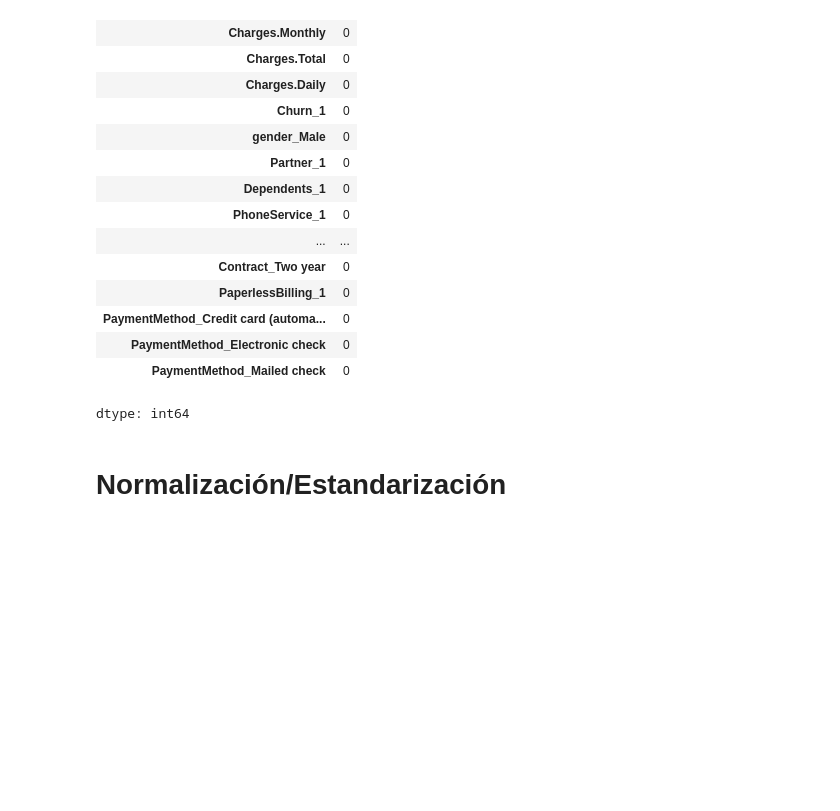
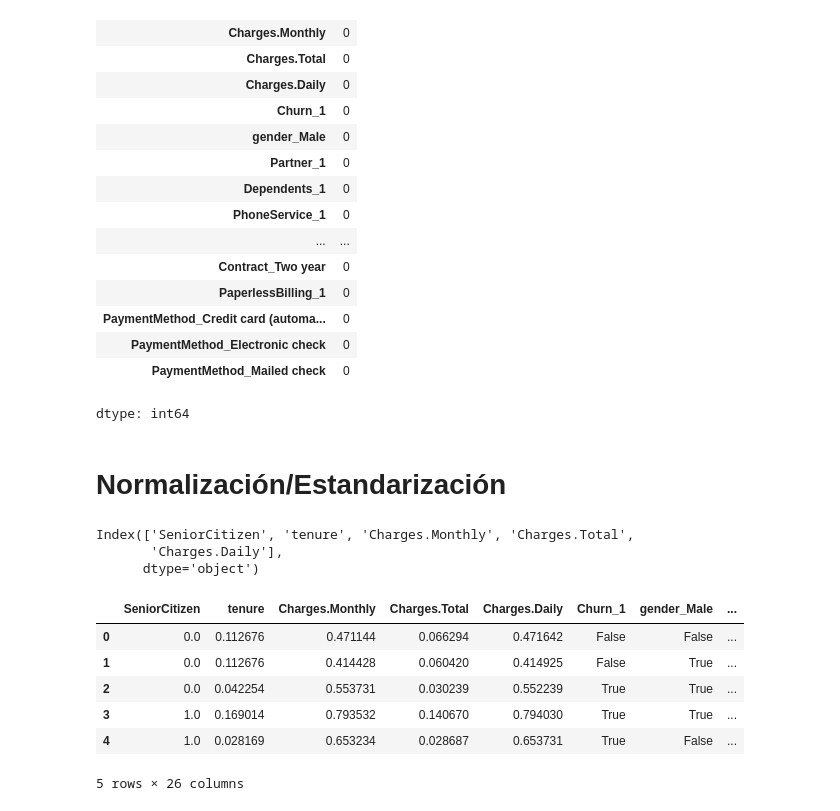
Before and after one commit to SilvanaCicchitti/TelecomX-parte2, a Jupyter notebook: TelecomX_version2.ipynb, the cells around one changed output. Cells and saved outputs as stored; diff of their text form; code cells hidden in the pictures; blank space fills up the shorter version.

```diff
--- a/TelecomX_version2.ipynb
+++ b/TelecomX_version2.ipynb
@@ -168,0 +169,20 @@ dtype: int64
+# %%
+# Seleccionando solo columnas numéricas (excepto la variable target, si ya está separada)
+columnas_numericas = df_encoded.select_dtypes(include=['int64', 'float64']).columns
+columnas_numericas
+# %% [output]
+Index(['SeniorCitizen', 'tenure', 'Charges.Monthly', 'Charges.Total',
+       'Charges.Daily'],
+      dtype='object')
+# %%
+scaler = MinMaxScaler()
+df_encoded[columnas_numericas] = scaler.fit_transform(df_encoded[columnas_numericas])
+df_encoded.head()
+# %% [output]
+|  | SeniorCitizen | tenure | Charges.Monthly | Charges.Total | Charges.Daily | Churn_1 | gender_Male | ... |
+| 0 | 0.0 | 0.112676 | 0.471144 | 0.066294 | 0.471642 | False | False | ... |
+| 1 | 0.0 | 0.112676 | 0.414428 | 0.060420 | 0.414925 | False | True | ... |
+| 2 | 0.0 | 0.042254 | 0.553731 | 0.030239 | 0.552239 | True | True | ... |
+| 3 | 1.0 | 0.169014 | 0.793532 | 0.140670 | 0.794030 | True | True | ... |
+| 4 | 1.0 | 0.028169 | 0.653234 | 0.028687 | 0.653731 | True | False | ... |
+5 rows × 26 columns
```
Also changed, not shown: parts of 3 cells of this notebook.
